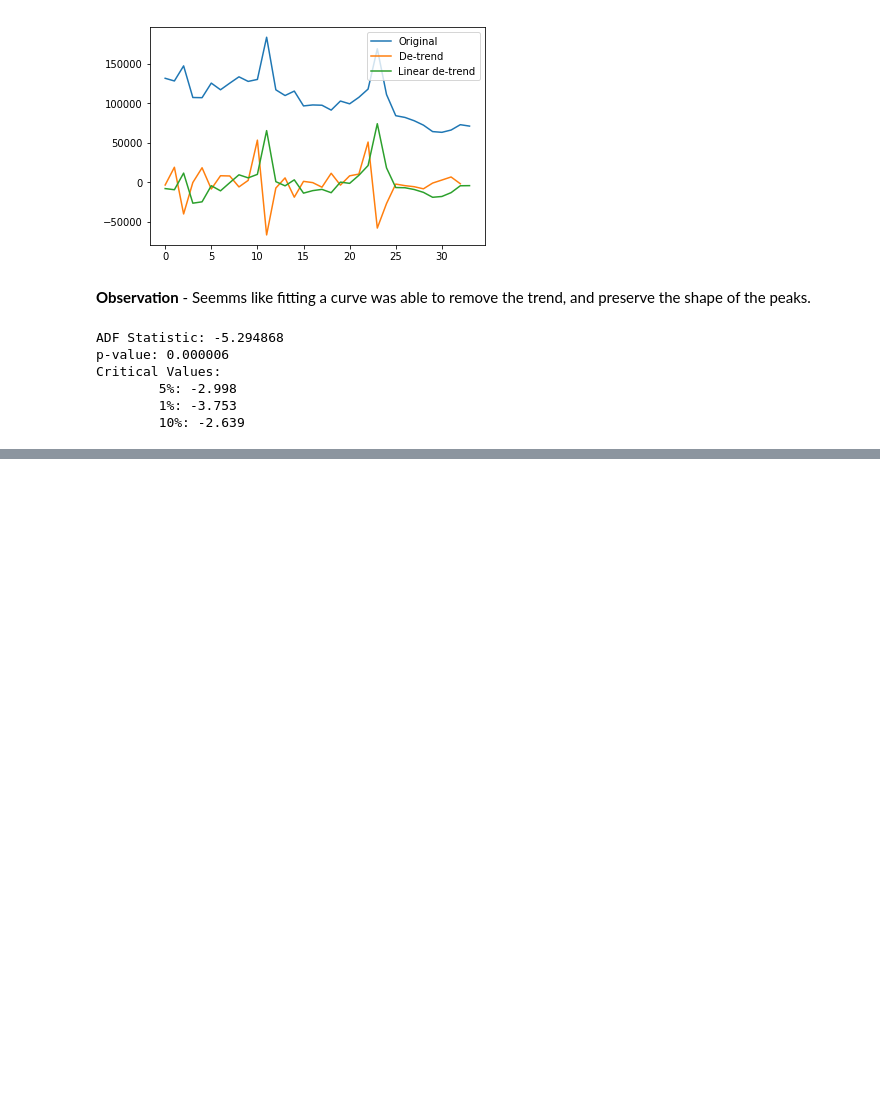
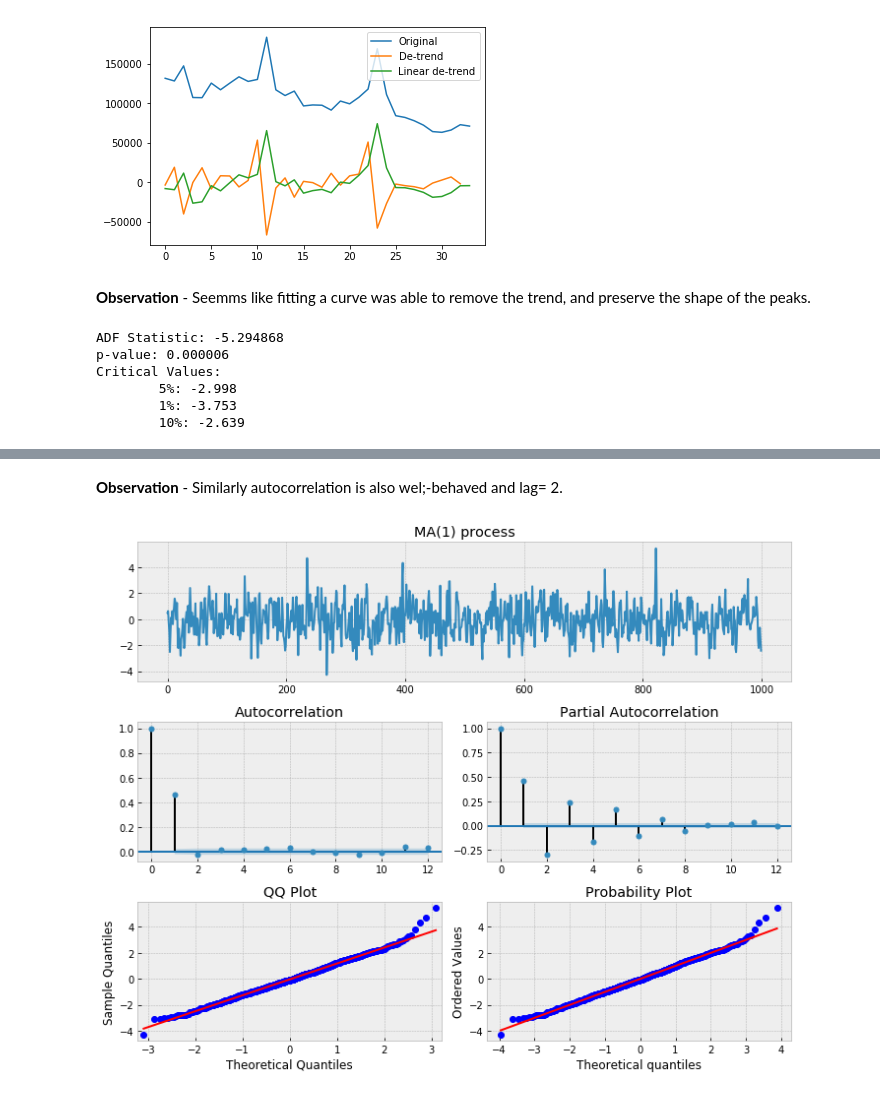
Before and after one commit to Shakir1997/FutureSales, a Jupyter notebook: TimeSeriesAnalysis.ipynb, the cells around one changed output, grey strips where cells are left out. Saved outputs shown, nothing was run; the diff lists cells and outputs as text; code cells hidden in the pictures; blank space fills up the shorter version.

```diff
--- a/TimeSeriesAnalysis.ipynb
+++ b/TimeSeriesAnalysis.ipynb
@@ -186,0 +248,16 @@ https://www.kaggle.com/jagangupta/time-series-basics-exploring-traditional-ts/no
+# %% [markdown]
+**Observation** -  Similarly autocorrelation is also wel;-behaved and lag= 2.
+# %%
+# Simulate an MA(1) process
+n = int(1000)
+# set the AR(p) alphas equal to 0
+alphas = np.array([0.])
+betas = np.array([0.8])
+# add zero-lag and negate alphas
+ar = np.r_[1, -alphas]
+ma = np.r_[1, betas]
+ma1 = smt.arma_generate_sample(ar=ar, ma=ma, nsample=n)
+limit=12
+_ = tsplot(ma1, lags=limit,title="MA(1) process")
+# %% [output]
+[figure, added]
```
Also changed, not shown: parts of 11 cells of this notebook.
